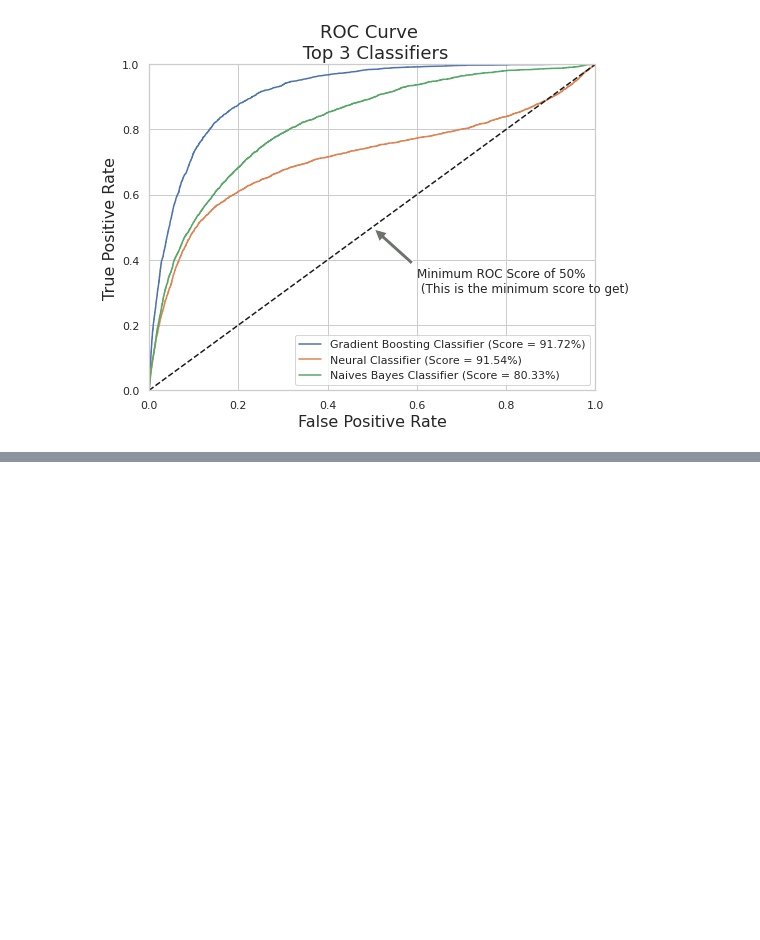
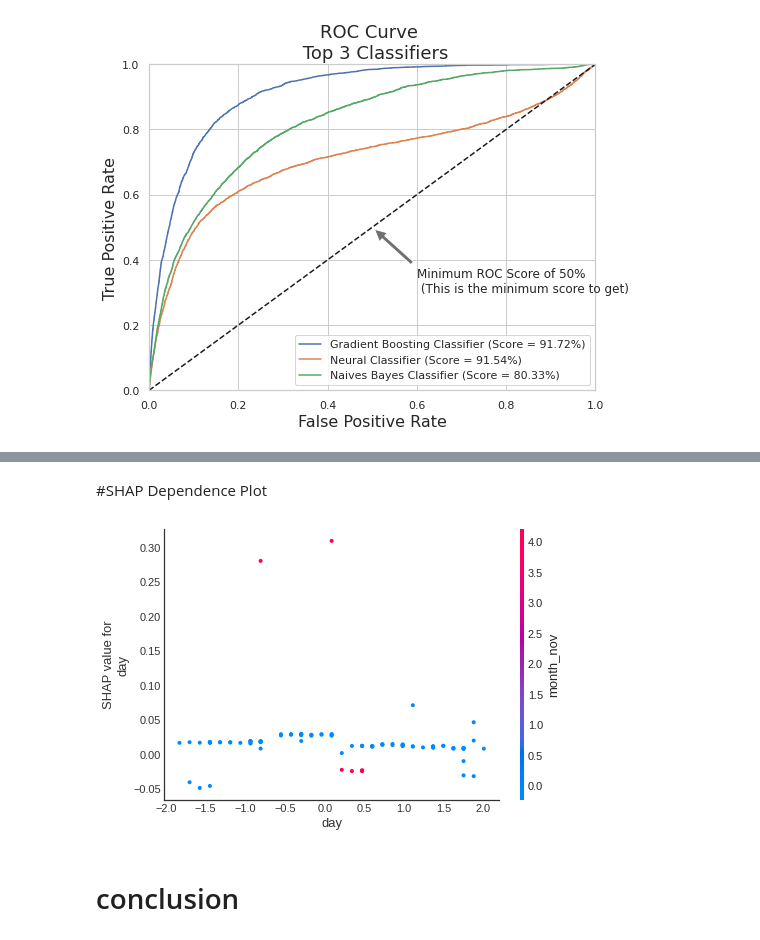
Before and after one commit to itishajain15/Bank_Marketing_Campaing_Prediction, a Jupyter notebook: Bank_Marketing_Prediction.ipynb, the cells around one changed output, grey strips where cells are left out. Drawn from its saved outputs; the diff is of its cells as text; code cells hidden in the pictures; blank space fills up the shorter version.

```diff
--- a/Bank_Marketing_Prediction.ipynb
+++ b/Bank_Marketing_Prediction.ipynb
@@ -1211,0 +1278,8 @@ plt.show()
+# %% [markdown]
+#SHAP Dependence Plot
+# %%
+shap.dependence_plot(x_train.columns[5], shap_values,xx_train_smote[0:100], feature_names=x_train.columns)
+# %% [output]
+[figure, added]
+# %% [markdown]
+# conclusion
```
Also changed, not shown: parts of 12 cells of this notebook.
